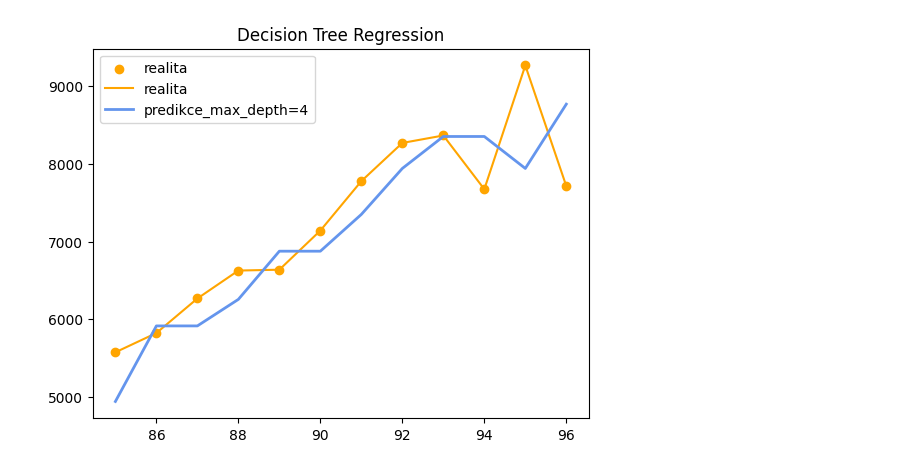
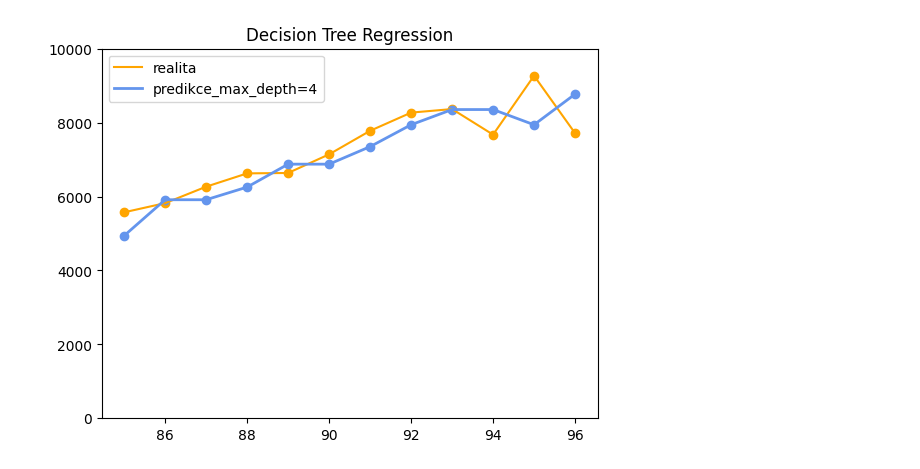
Before and after one commit to HonzaHalik/sws, a Jupyter notebook: code/predictive modeling/funkcni/decision tree regression.ipynb, the cells around one changed output. Cells and saved outputs as stored; diff of their text form; code cells hidden in the pictures.

```diff
--- a/code/predictive modeling/funkcni/decision tree regression.ipynb
+++ b/code/predictive modeling/funkcni/decision tree regression.ipynb
@@ -9,46 +9,53 @@ from sklearn.metrics import mean_absolute_error, mean_squared_error
 from sklearn import metrics
 from sklearn.metrics import classification_report
 
-
 df = pd.read_excel(fr"C:\Users\halik\OneDrive\development\github\sws\code\predictive modeling\funkcni\funcni data set.xlsx")
 df = df.drop(df.index[:13])
 df = df.drop(df.index[-12:])
 
 df_train =df.drop(df.index[-12:])
-df_train =df.drop(df.index[-12:])
-
-df_test = df.drop(df.index[:-12])
 df_test = df.drop(df.index[:-12])
 df_test_graf = df_test
 
-X_train = df_train[["aktivni-1","nove-1"]]
+#@ parametry
+parametry = ['aktivni-1', 'nove-1']
+
+#>> dataframy
+X = df[parametry]
+y = df['aktivni']
+X_train = df_train[parametry]
 y_train =  df_train["aktivni"]
-
-X_test = df_test[["aktivni-1","nove-1"]]
+X_test = df_test[parametry]
 y_test = df_test['aktivni']
 #>> trenink
 #?? dalsi args v dokumentaci: https://scikit-learn.org/stable/modules/generated/sklearn.tree.DecisionTreeRegressor.html
 max_depth = 4
 dtr = DecisionTreeRegressor(max_depth=max_depth)
 dtr.fit(X_train, y_train)
 
 #>> evaluace
 y_pred = dtr.predict(X_test)
 
+#>> dotrenovani modelu na vsech datech
+dtr.fit(X,y)
 
 #>> graf
 plt.figure()
-plt.scatter(X_test.index, y_test,c="orange", label="realita")
+plt.scatter(X_test.index, y_test,c="orange")
 plt.plot(X_test.index, y_test,c="orange", label="realita")
+plt.scatter(X_test.index, y_pred, color="cornflowerblue")
 plt.plot(X_test.index, y_pred, color="cornflowerblue", label=f"predikce_max_depth={max_depth}", linewidth=2)
 plt.title("Decision Tree Regression")
 plt.legend()
+plt.ylim(0,10000)
 plt.show()
 
-#>>metriky
-print("R2:", np.sqrt(metrics.r2_score(y_test, y_pred)))
-print("Root Mean Squared Error:", np.sqrt(metrics.mean_squared_error(y_test, y_pred)))
+#>>metriky.
+rmse = np.sqrt(metrics.mean_squared_error(y_test, y_pred))
+r2 = np.sqrt(metrics.r2_score(y_test, y_pred))
+print("R2:", r2)
+print("Root Mean Squared Error:", rmse)
 # %% [output]
-[figure, old version]
+[figure, new version]
 R2: 0.8217213508655201
 Root Mean Squared Error: 607.3667317357095
```
Also changed, not shown: parts of 2 cells of this notebook, 4 other files.
